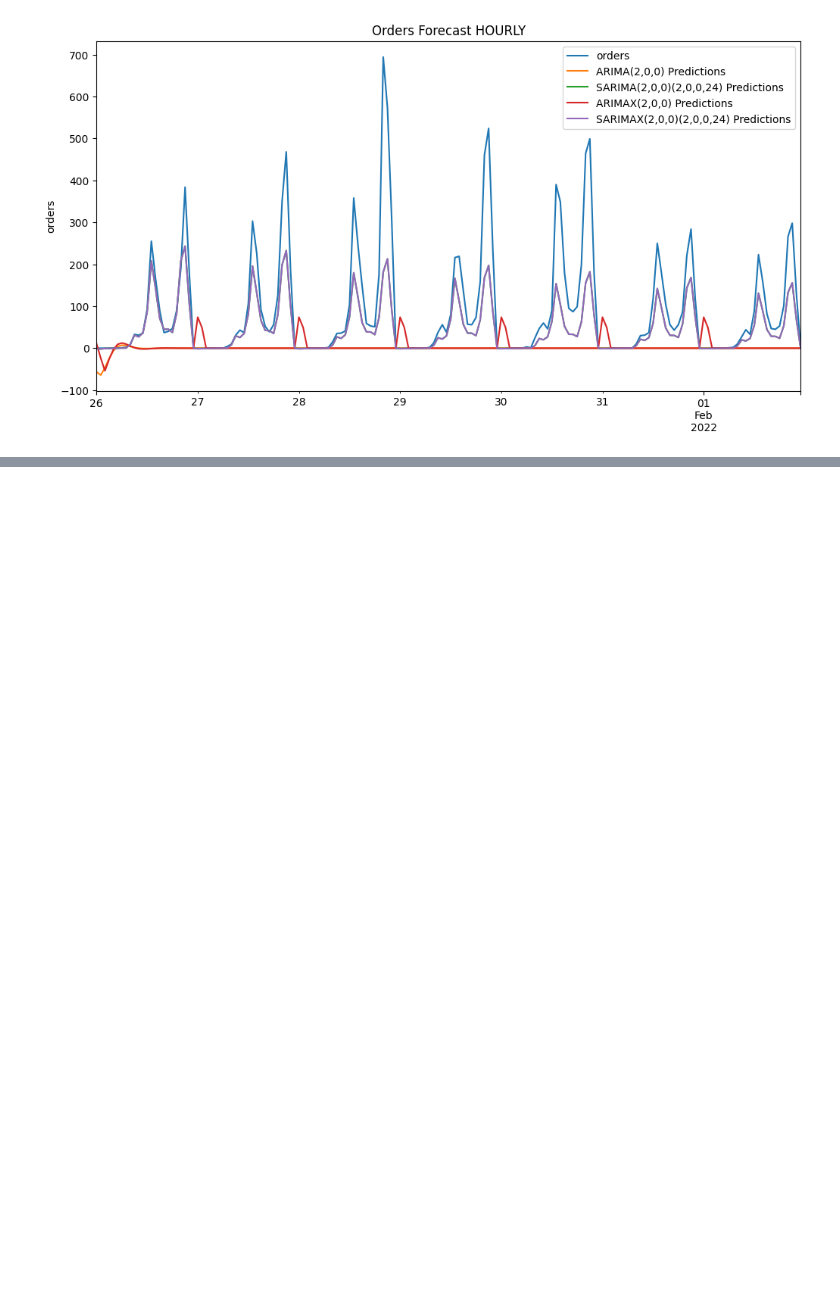
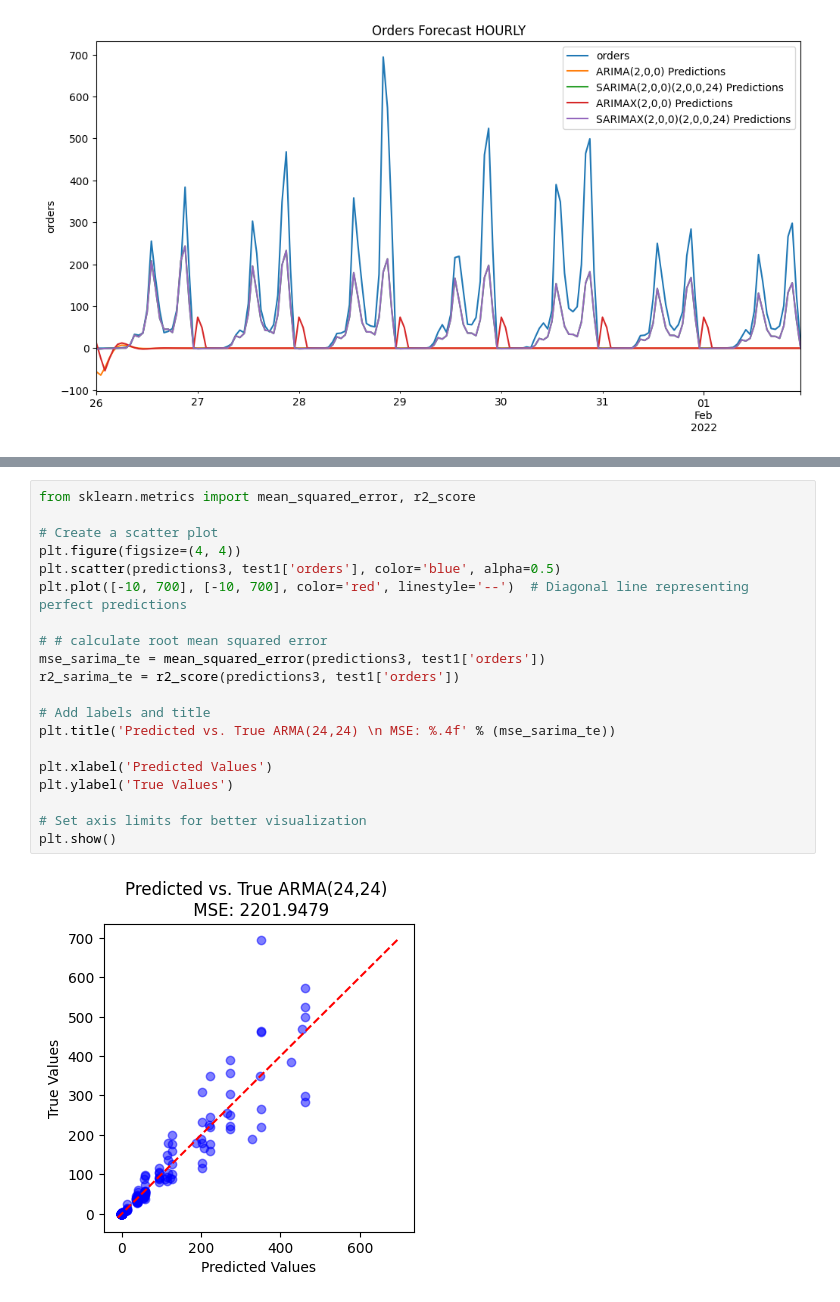
Before and after one commit to mhandt9/order-prediction, a Jupyter notebook: ARIMA_JO.ipynb, the cells around one changed output, grey strips where cells are left out. Drawn from its saved outputs; the diff is of its cells as text; blank space fills up the shorter version.

```diff
--- a/ARIMA_JO.ipynb
+++ b/ARIMA_JO.ipynb
@@ -371,0 +421,22 @@ ax.set(xlabel=xlabel, ylabel=ylabel)
+# %%
+from sklearn.metrics import mean_squared_error, r2_score
+
+# Create a scatter plot
+plt.figure(figsize=(4, 4))
+plt.scatter(predictions3, test1['orders'], color='blue', alpha=0.5)
+plt.plot([-10, 700], [-10, 700], color='red', linestyle='--')  # Diagonal line representing perfect predictions
+
+# # calculate root mean squared error
+mse_sarima_te = mean_squared_error(predictions3, test1['orders'])
+r2_sarima_te = r2_score(predictions3, test1['orders'])
+
+# Add labels and title
+plt.title('Predicted vs. True ARMA(24,24) \n MSE: %.4f' % (mse_sarima_te))
+
+plt.xlabel('Predicted Values')
+plt.ylabel('True Values')
+
+# Set axis limits for better visualization
+plt.show()
+# %% [output]
+[figure, added]
```
Also changed, not shown: parts of 8 cells of this notebook, 1 other file.
